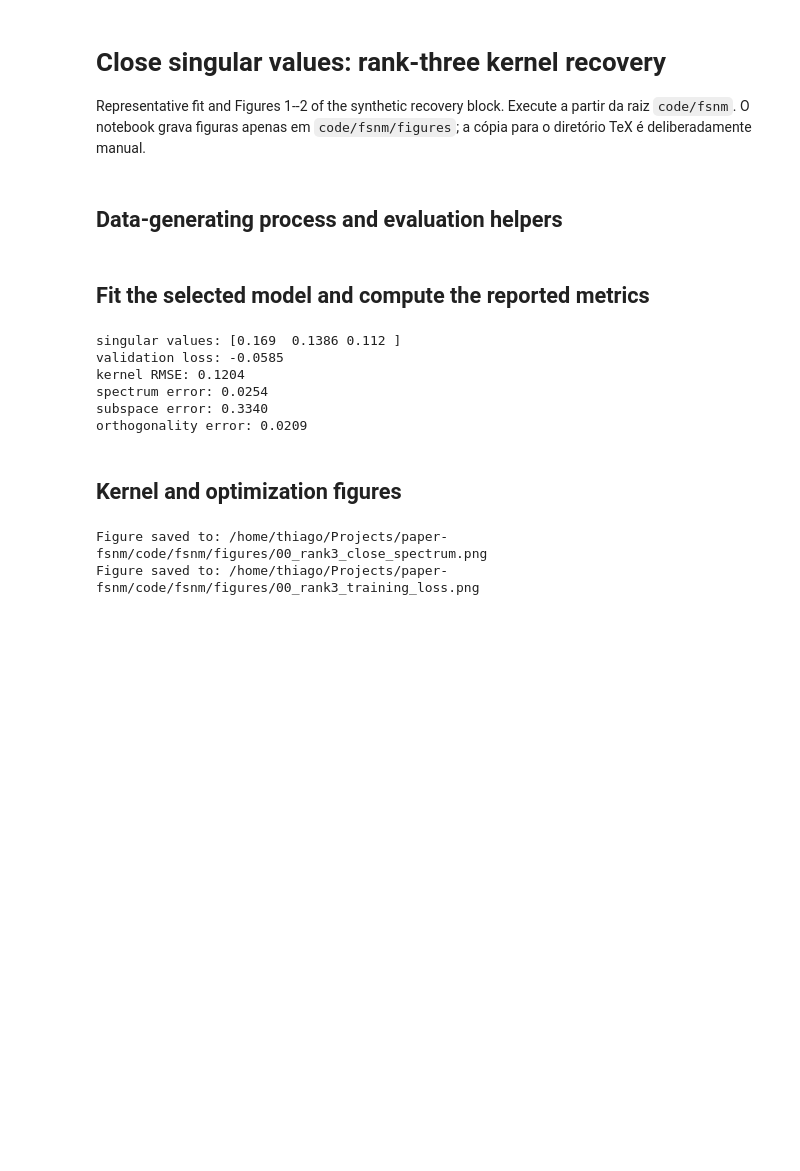
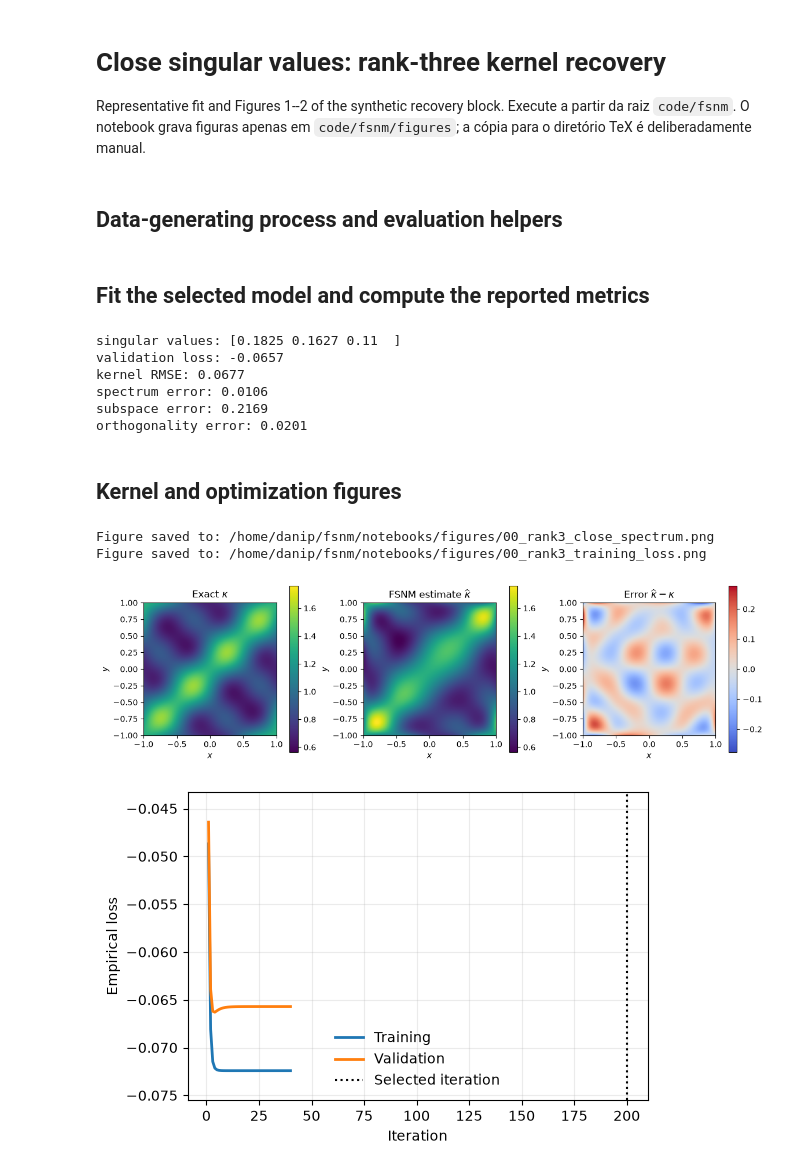
Before and after one commit to thiagorr162/fsnm, a Jupyter notebook: notebooks/01_rank3_kernel_recovery.ipynb, the cells around one changed output. Cells and saved outputs as stored; diff of their text form; code cells hidden in the pictures; blank space fills up the shorter version.

```diff
--- a/notebooks/01_rank3_kernel_recovery.ipynb
+++ b/notebooks/01_rank3_kernel_recovery.ipynb
@@ -82,8 +82,9 @@ x_train, y_train = sample_joint(N_TRAIN, seed=12)
 x_validation, y_validation = sample_joint(N_VALIDATION, seed=99)
 
 selected = dict(
-    rank=RANK, n_iterations=11, step_size=0.1,
-    max_depth=3, min_samples_leaf=300, seed=SEED,
+    rank=RANK, n_iterations=200, step_size=0.4,n_knots=5, spline_degree=3,
+    learner_ridge=0.025,
+    max_depth=5, min_samples_leaf=260, seed=SEED, learner_type="tree"
 )
 phi_fsnm, psi_fsnm, values_fsnm, _ = fit_fsnm(
     x_train, y_train, **selected,
@@ -120,12 +121,12 @@ print("validation loss:", round(validation_loss, 4))
 for name, value in metrics.items():
     print(f"{name}: {value:.4f}")
 # %% [output]
-singular values: [0.169  0.1386 0.112 ]
-validation loss: -0.0585
-kernel RMSE: 0.1204
-spectrum error: 0.0254
-subspace error: 0.3340
-orthogonality error: 0.0209
+singular values: [0.1825 0.1627 0.11  ]
+validation loss: -0.0657
+kernel RMSE: 0.0677
+spectrum error: 0.0106
+subspace error: 0.2169
+orthogonality error: 0.0201
 # %% [markdown]
 ## Kernel and optimization figures
 # %%
@@ -137,15 +138,15 @@ fig, axes = plt.subplots(1, 3, figsize=(11.5, 3.6), constrained_layout=True)
 for axis, (values, title) in zip(
     axes[:2],
     [
-        (kappa_true, r"True $\kappa$"),
-        (kappa_estimated, r"FSNM $\widehat\kappa$"),
+        (kappa_true, r"Exact $\kappa$"),
+        (kappa_estimated, r"FSNM estimate $\widehat\kappa$"),
     ],
 ):
     image = axis.imshow(
         values.T,
         origin="lower",
         extent=[-1, 1, -1, 1],
-        cmap="coolwarm",
+        cmap="viridis",
         vmin=value_limits[0],
         vmax=value_limits[1],
     )
@@ -162,37 +163,39 @@ image = axes[2].imshow(
     vmin=-error_limit,
     vmax=error_limit,
 )
-axes[2].set(title=r"$\widehat\kappa-\kappa$", xlabel="$x$", ylabel="$y$")
+axes[2].set(title=r"Error $\widehat\kappa-\kappa$", xlabel="$x$", ylabel="$y$")
 fig.colorbar(image, ax=axes[2], shrink=0.82)
 
 project_directory = Path.cwd()
 figure_directory = project_directory / "figures"
 figure_directory.mkdir(exist_ok=True)
 figure_path = figure_directory / "00_rank3_close_spectrum.png"
 fig.savefig(figure_path, dpi=200, bbox_inches="tight")
 print(f"Figure saved to: {figure_path}")
 
 iterations = np.arange(1, len(history_fsnm["training_loss"]) + 1)
 loss_figure, loss_axis = plt.subplots(figsize=(5.5, 3.6), constrained_layout=True)
 loss_axis.plot(
     iterations, history_fsnm["training_loss"],
     color="tab:blue", linewidth=2, label="Training",
 )
 loss_axis.plot(
     iterations, history_fsnm["validation_loss"],
     color="tab:orange", linewidth=2, label="Validation",
 )
 loss_axis.axvline(
     selected["n_iterations"], color="black",
     linestyle=":", linewidth=1.5, label="Selected iteration",
 )
 loss_axis.set(xlabel="Iteration", ylabel="Empirical loss")
 loss_axis.grid(alpha=0.25)
 loss_axis.margins(y=0.12)
 loss_axis.legend(frameon=False)
 loss_path = figure_directory / "00_rank3_training_loss.png"
 loss_figure.savefig(loss_path, dpi=200, bbox_inches="tight")
 print(f"Figure saved to: {loss_path}")
 # %% [output]
-Figure saved to: /home/thiago/Projects/paper-fsnm/code/fsnm/figures/00_rank3_close_spectrum.png
-Figure saved to: /home/thiago/Projects/paper-fsnm/code/fsnm/figures/00_rank3_training_loss.png
+Figure saved to: /home/danip/fsnm/notebooks/figures/00_rank3_close_spectrum.png
+Figure saved to: /home/danip/fsnm/notebooks/figures/00_rank3_training_loss.png
+[figure, added]
+[figure, added]
```
Also changed, not shown: 6 other files.
